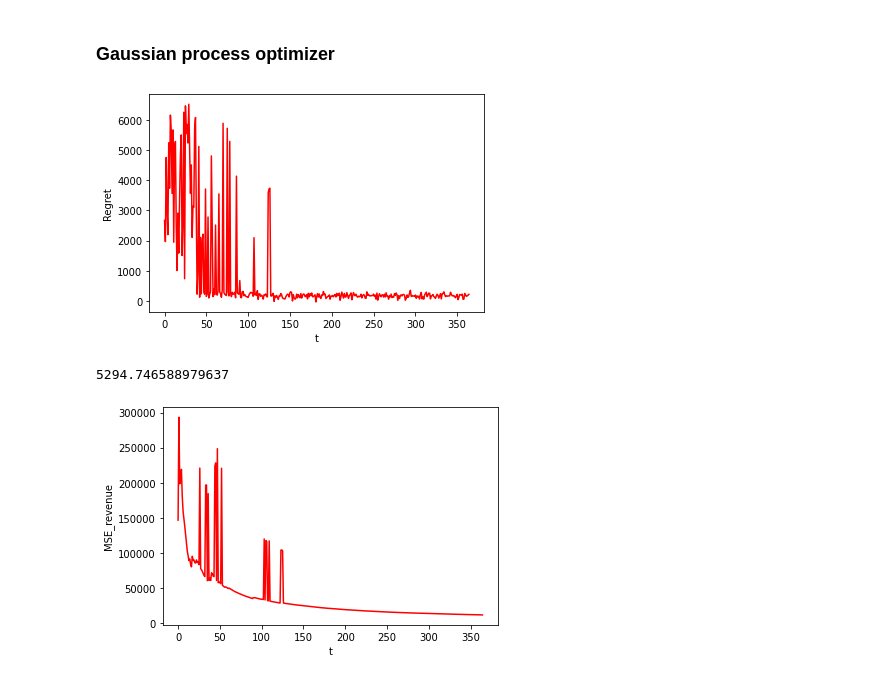
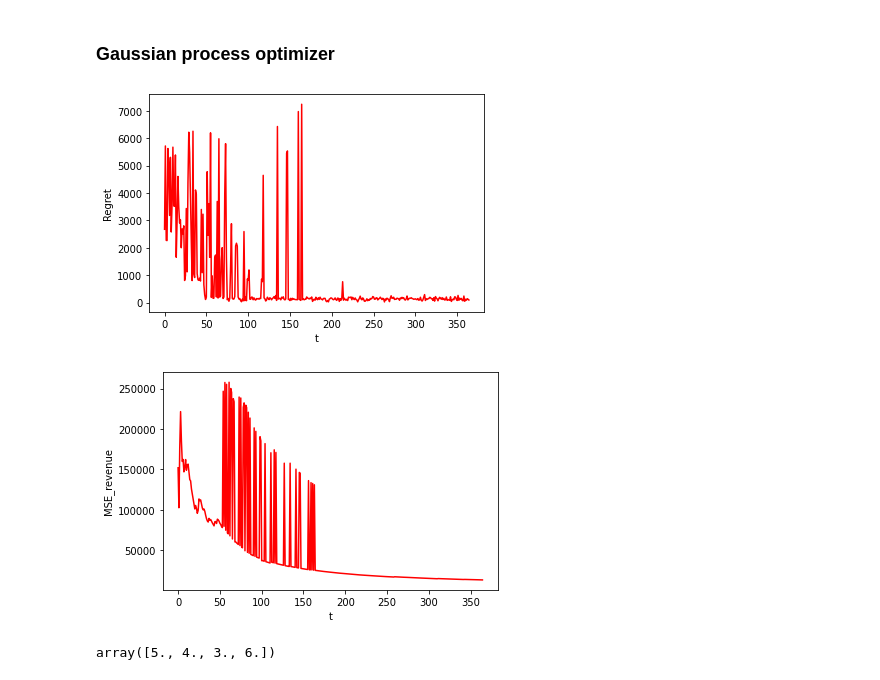
Before and after one commit to CarrattaFrancesco/DataIntelligenceApplication, a Jupyter notebook: experiment2.ipynb, the cells around one changed output. Cells and saved outputs as stored; diff of their text form; code cells hidden in the pictures.

Commit message:
fixing exp 2, adding noise control to env.revenue()

```diff
--- a/experiment2.ipynb
+++ b/experiment2.ipynb
@@ -58,12 +62,13 @@ sols = []
 
 for t in tqdm(range(T)):
     outcome = sum(env.round(bids, price))
-    gp_learner.fit(bids, price, outcome)
+    x = np.append(bids,price)
+    gp_learner.fit(x, outcome)
 
     bids, price = gp_learner.optimize()
 
     sols.append((bids ,price))
-    regrets.append(sum(env.round(opt_bids, opt_price)) - outcome)
+    regrets.append(sum(env.round(opt_bids, opt_price, noise = False)) - outcome)
 # %%
 import matplotlib.pyplot as plt
 X = np.arange(0,365)
@@ -74,22 +79,19 @@ plt.plot(X, regrets , 'r')
 
 plt.show()
 # %% [output]
-[figure, old version]
+[figure, new version]
-# %%
-sols[-10:]
-
-sum(env.round([6,5,3],6))
-#sum(env.round(opt_bids, opt_price))
-# %% [output]
-5294.746588979637
 # %%
 import matplotlib.pyplot as plt
 X = np.arange(0,365)
 plt.figure(0)
 plt.xlabel("t")
 plt.ylabel("MSE_revenue")
-plt.plot(X, gp_learner.error , 'r')
+plt.plot(X, gp_learner.errors , 'r')
 
 plt.show()
 # %% [output]
-[figure, old version]
+[figure, new version]
+# %%
+gp_learner.opt_res
+# %% [output]
+array([5., 4., 3., 6.])
```
Also changed, not shown: parts of 3 cells of this notebook, 4 other files.
